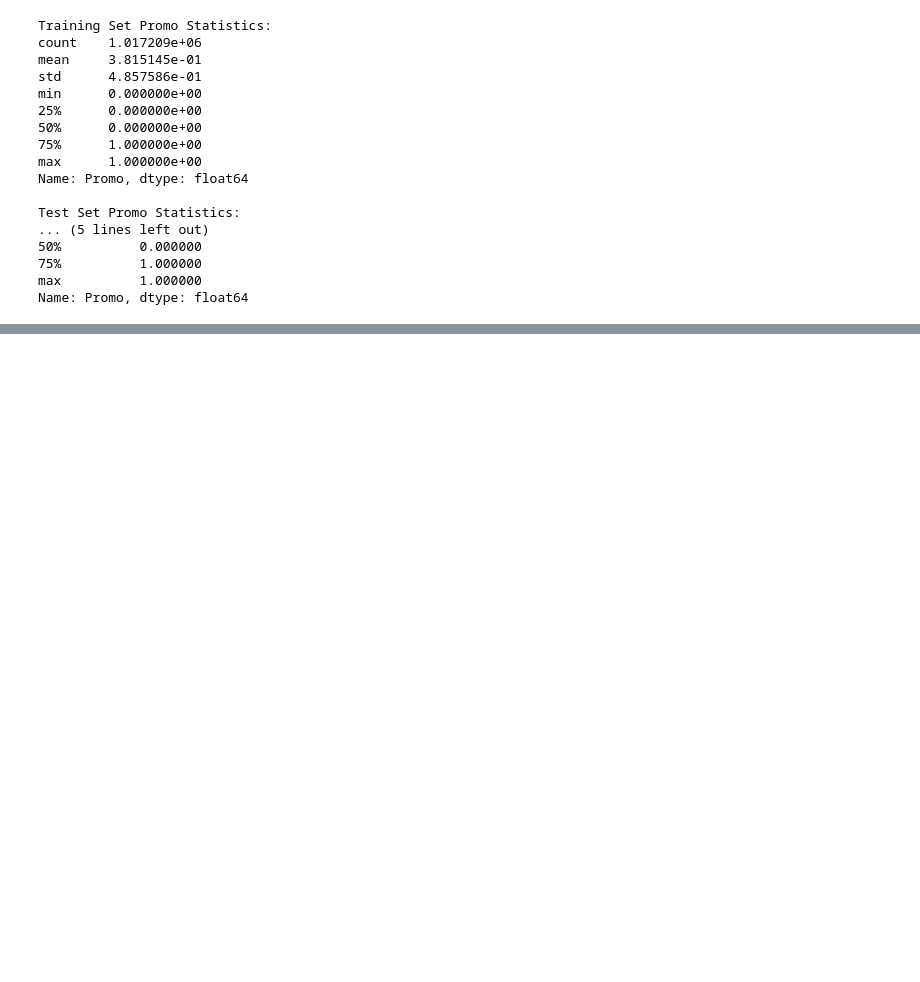
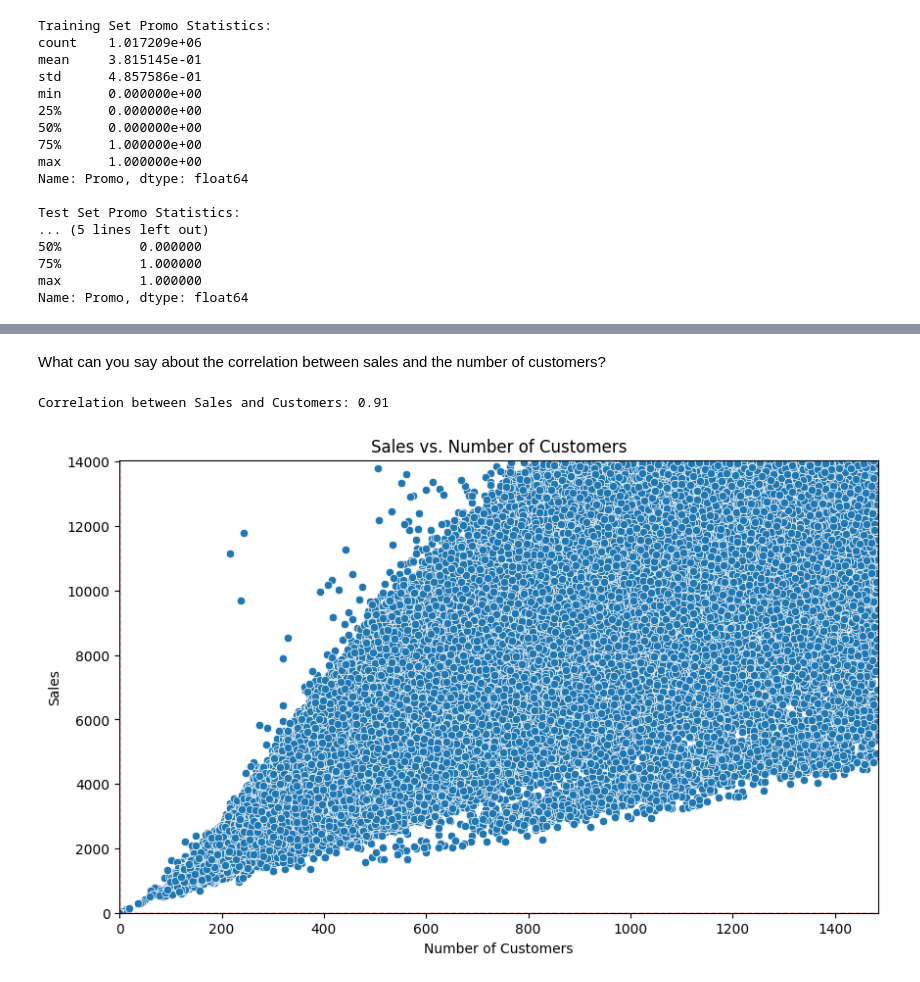
Before and after one commit to medhanittes/Rossmann_Pharma, a Jupyter notebook: notebook/exploration.ipynb, the cells around one changed output, grey strips where cells are left out. Drawn from its saved outputs; the diff is of its cells as text; code cells hidden in the pictures; blank space fills up the shorter version.

```diff
--- a/notebook/exploration.ipynb
+++ b/notebook/exploration.ipynb
@@ -123,0 +227,21 @@ Name: Promo, dtype: float64
+# %% [markdown]
+ What can you say about the correlation between sales and the number of customers?
+# %%
+# Calculate correlation
+correlation = train_data['Sales'].corr(train_data['Customers'])
+print(f'Correlation between Sales and Customers: {correlation:.2f}')
+
+# Visualize the relationship
+plt.figure(figsize=(10, 6))
+sns.scatterplot(data=train_data, x='Customers', y='Sales')
+plt.title('Sales vs. Number of Customers')
+plt.xlabel('Number of Customers')
+plt.ylabel('Sales')
+plt.xlim(0, train_data['Customers'].max())  # Adjust limits if necessary
+plt.ylim(0, train_data['Sales'].max())      # Adjust limits if necessary
+plt.axhline(0, color='red', linestyle='--', linewidth=1)  # Add a horizontal line at y=0
+plt.axvline(0, color='red', linestyle='--', linewidth=1)  # Add a vertical line at x=0
+plt.show()
+# %% [output]
+Correlation between Sales and Customers: 0.91
+[figure, added]
```
Also changed, not shown: parts of 21 cells of this notebook.
